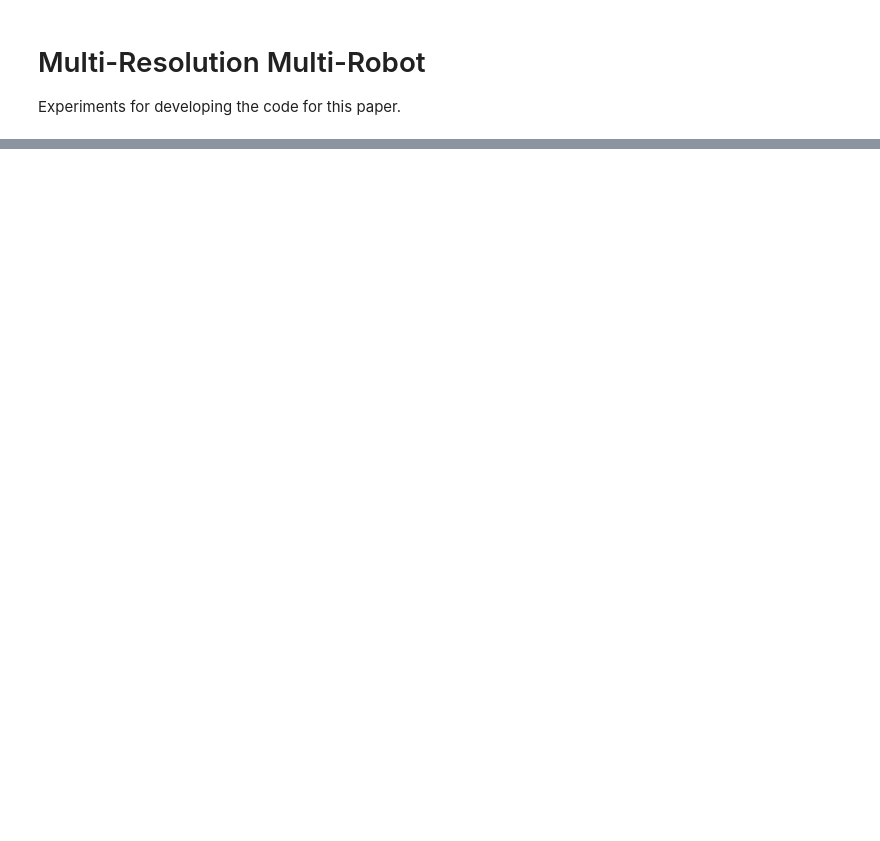
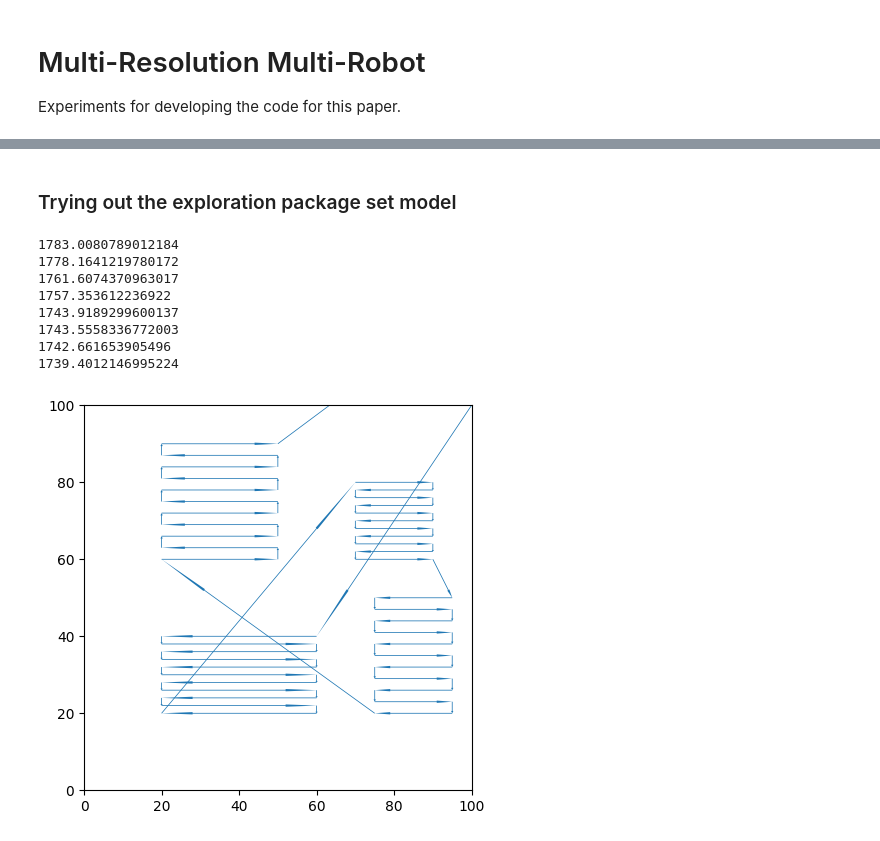
Before and after one commit to lboloni/WaterberryFarms, a Jupyter notebook: notebooks/MRMD-experiments.ipynb, the cells around one changed output, grey strips where cells are left out. Drawn from its saved outputs; the diff is of its cells as text; code cells hidden in the pictures; blank space fills up the shorter version.

```diff
--- a/notebooks/MRMD-experiments.ipynb
+++ b/notebooks/MRMD-experiments.ipynb
@@ -70,0 +81,27 @@ plt.show()
+# %% [markdown]
+### Trying out the exploration package set model
+# %%
+ep1 = ExplorationPackage(20, 60, 20, 40, 2)
+ep2 = ExplorationPackage(70, 90, 60, 80, 2)
+ep3 = ExplorationPackage(75, 95, 20, 50, 3)
+ep4 = ExplorationPackage(20, 50, 60, 90, 3)
+
+eps = ExplorationPackageSet()
+eps.add_ep(ep1)
+eps.add_ep(ep2)
+eps.add_ep(ep3)
+eps.add_ep(ep4)
+
+path = eps.find_shortest_path(start=[50,50], end=[210,210])
+
+ax = visualize_path(path, use_arrows=True)
+# %% [output]
+1783.0080789012184
+1778.1641219780172
+1761.6074370963017
+1757.353612236922
+1743.9189299600137
+1743.5558336772003
+1742.661653905496
+1739.4012146995224
+[figure, added]
```
Also changed, not shown: parts of 2 cells of this notebook, 3 other files.
